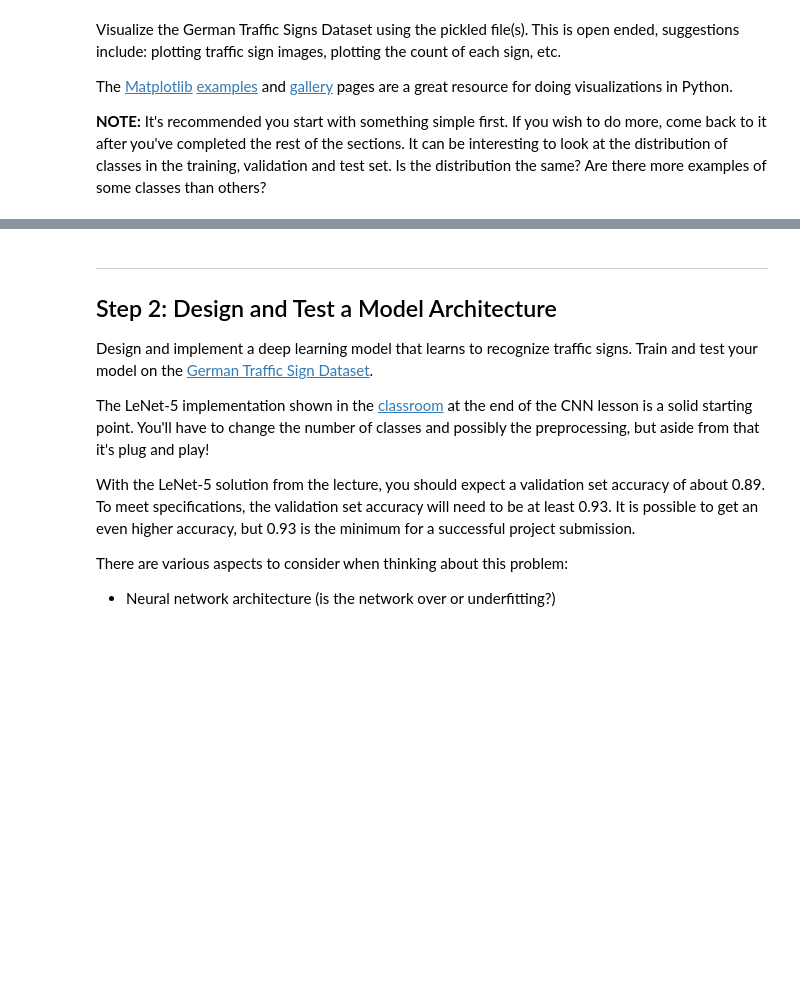
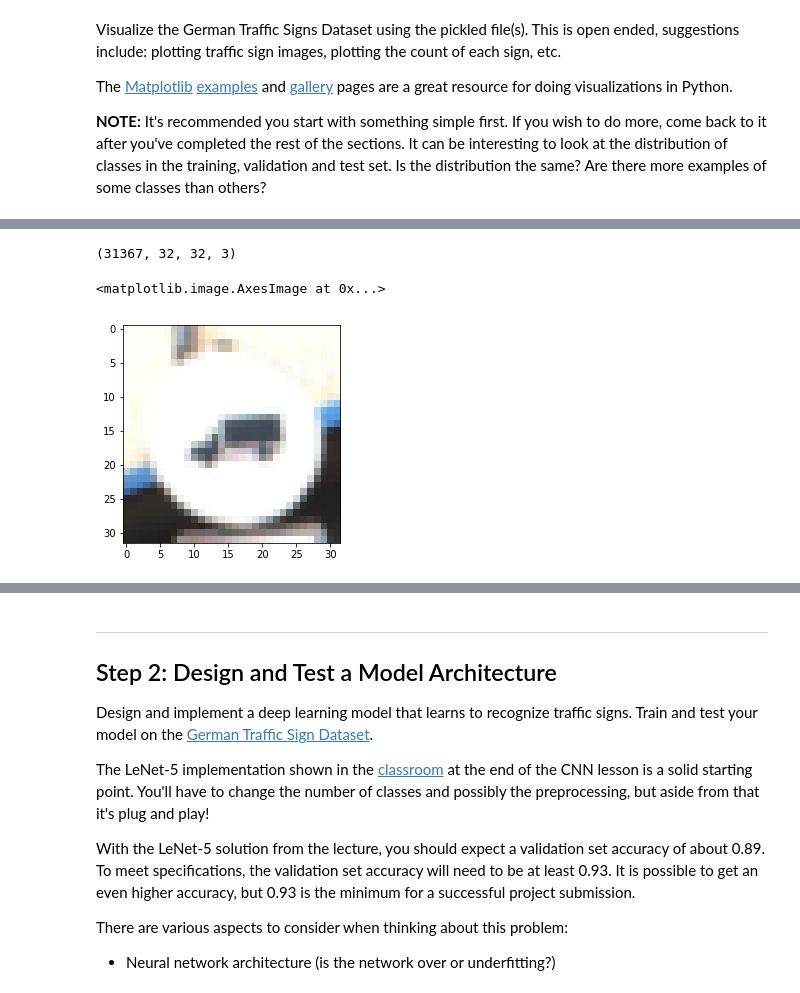
Before and after one commit to sausax/CarND-Traffic-Sign-Classifier-Project, a Jupyter notebook: Traffic_Sign_Classifier.ipynb, the cells around one changed output, grey strips where cells are left out. Cells and saved outputs as stored; diff of their text form; code cells hidden in the pictures; blank space fills up the shorter version.

```diff
--- a/Traffic_Sign_Classifier.ipynb
+++ b/Traffic_Sign_Classifier.ipynb
@@ -100,0 +174,8 @@ import matplotlib.pyplot as plt
+# %%
+print(X_train.shape)
+#print(X_train[0])
+plt.imshow(X_train[0])
+# %% [output]
+(31367, 32, 32, 3)
+<matplotlib.image.AxesImage at 0x...>
+[figure, added]
```
Also changed, not shown: parts of 23 cells of this notebook, 2 other files.
